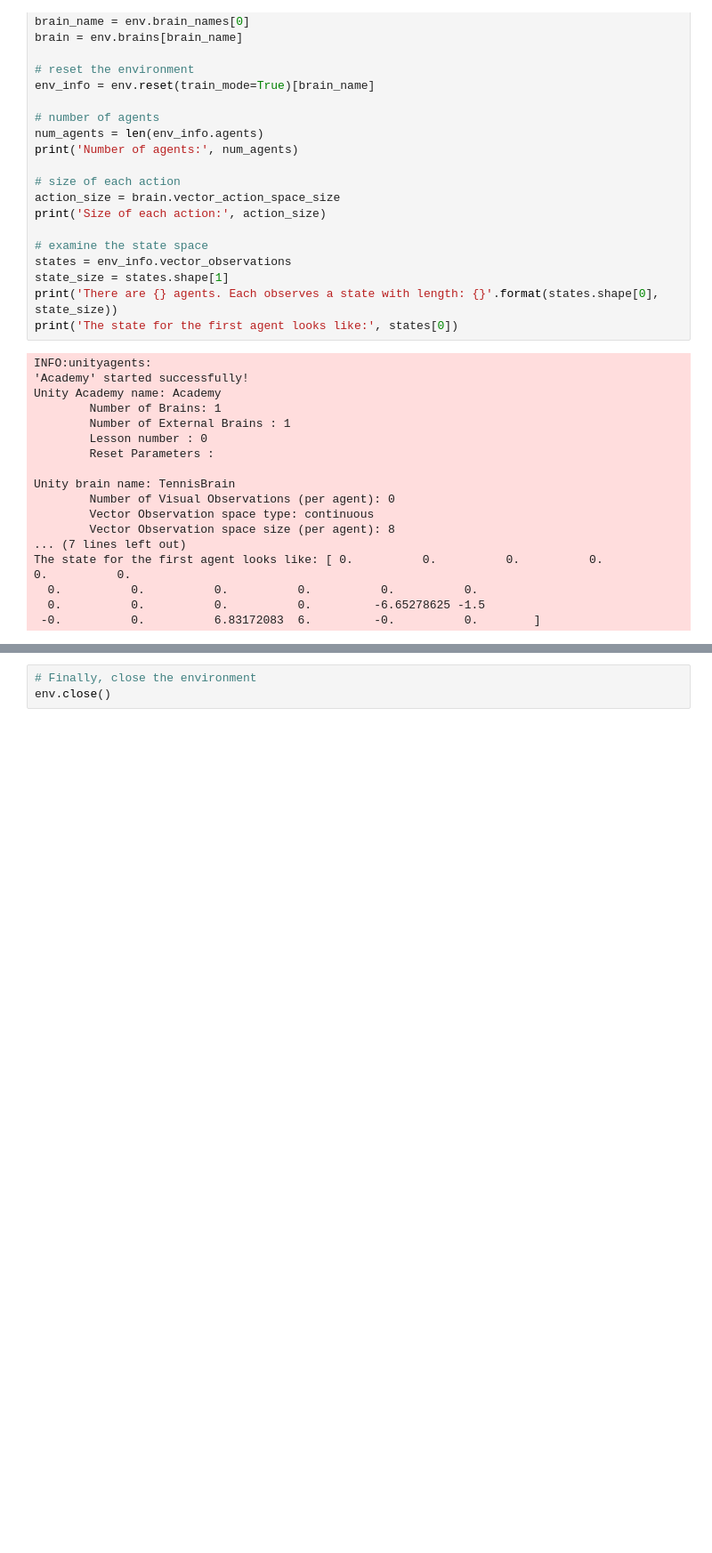
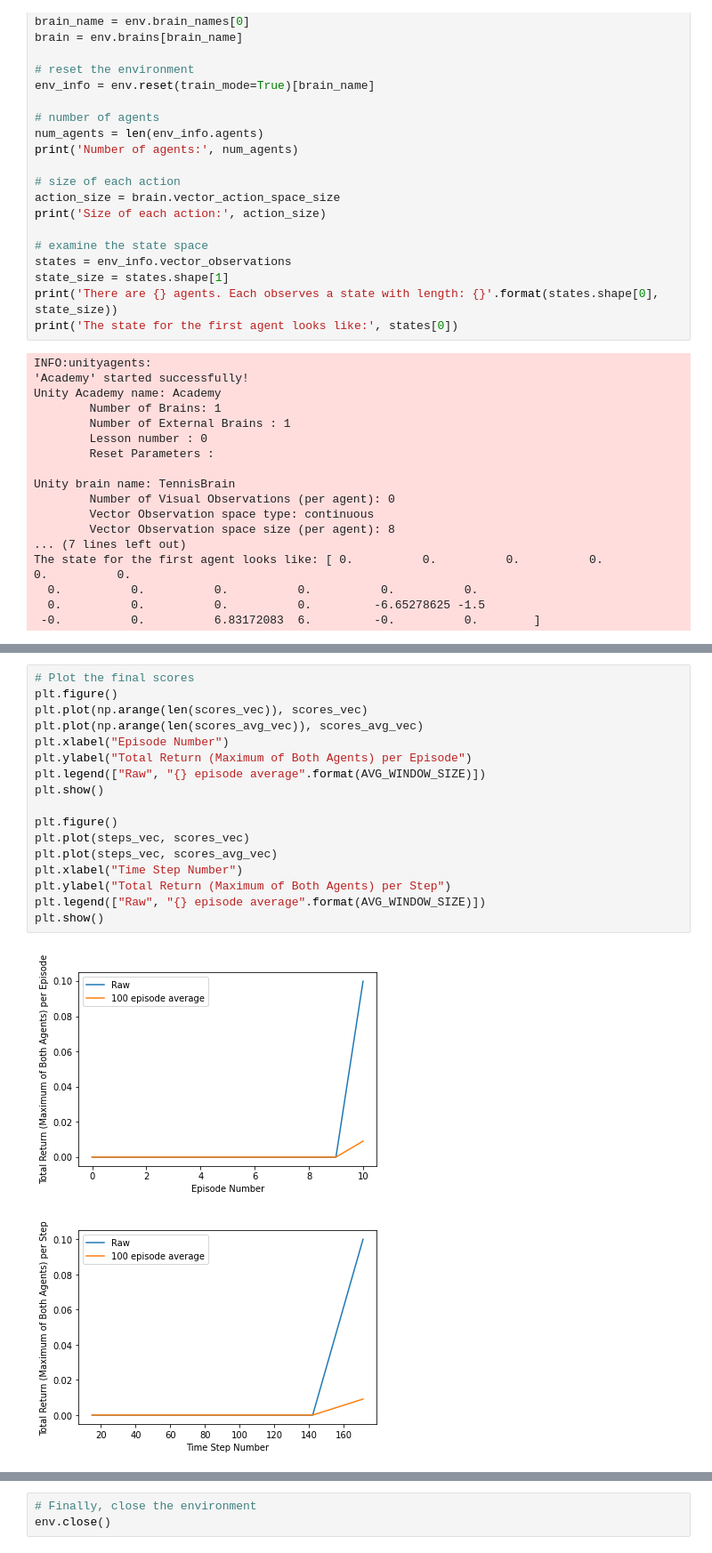
Before and after one commit to sea-bass/drlnd-multiagent-project, a Jupyter notebook: tennis_maddpg.ipynb, the cells around one changed output, grey strips where cells are left out. Shown: that part at 89% size. Drawn from its saved outputs; the diff is of its cells as text; blank space fills up the shorter version.

```diff
--- a/tennis_maddpg.ipynb
+++ b/tennis_maddpg.ipynb
@@ -213 +219,21 @@ Episode 700/2000 -- Buffer Size: 20114 -- Average Max Score: 0.000
+# %%
+# Plot the final scores
+plt.figure()
+plt.plot(np.arange(len(scores_vec)), scores_vec)
+plt.plot(np.arange(len(scores_avg_vec)), scores_avg_vec)
+plt.xlabel("Episode Number")
+plt.ylabel("Total Return (Maximum of Both Agents) per Episode")
+plt.legend(["Raw", "{} episode average".format(AVG_WINDOW_SIZE)])
+plt.show()
+
+plt.figure()
+plt.plot(steps_vec, scores_vec)
+plt.plot(steps_vec, scores_avg_vec)
+plt.xlabel("Time Step Number")
+plt.ylabel("Total Return (Maximum of Both Agents) per Step")
+plt.legend(["Raw", "{} episode average".format(AVG_WINDOW_SIZE)])
+plt.show()
+# %% [output]
+[figure, added]
+[figure, added]
 # %% [markdown]
```
Also changed, not shown: parts of 6 cells of this notebook, 4 other files.
